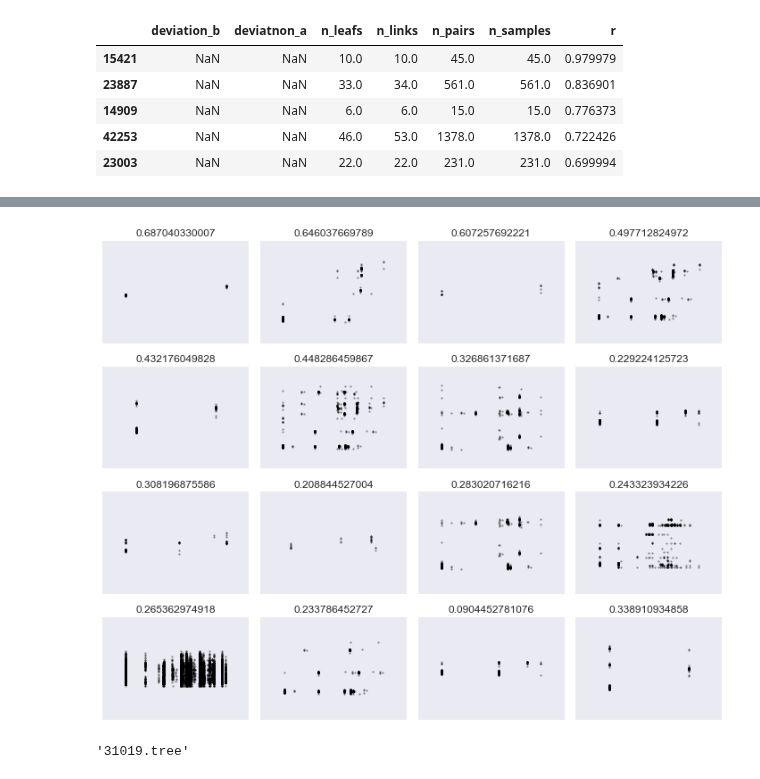
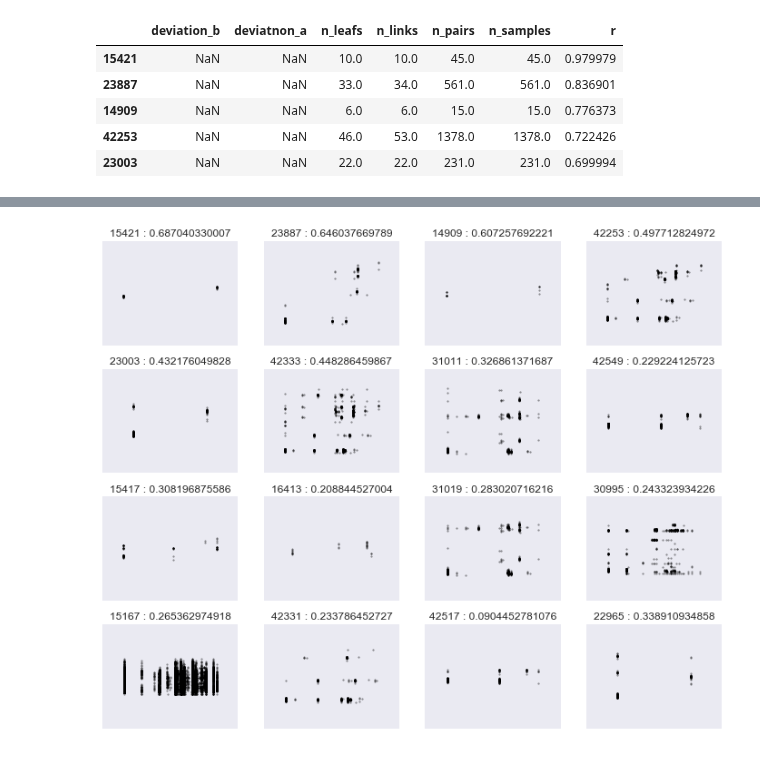
Before and after one commit to ryneches/SuchTree, a Jupyter notebook: example_2.ipynb, the cells around one changed output, grey strips where cells are left out. Cells and saved outputs as stored; diff of their text form; code cells hidden in the pictures.

Commit message:
SuchLinkedTrees notebook lookin' pretty good

```diff
--- a/example_2.ipynb
+++ b/example_2.ipynb
@@ -306,27 +306,28 @@ seaborn.jointplot( 'n_links', 'kendall_tau', data=CC )
 # %%
 figure(figsize=(10,8))
 
 for n,(node_id,row) in enumerate( CC.iterrows() ) :
     data = dict(row)
     subplot(4,4,n+1)
     SLT.subset_b( node_id )
     result = SLT.linked_distances()
     scatter( result['TreeA'], result['TreeB'], marker='o', s=3, c='black', alpha=0.4 )
     xticks([])
     yticks([])
     xlim((-0.1,max( result['TreeA'] )+0.1))
     ylim((-0.1,max( result['TreeB'] )+0.1))
-    title( data['kendall_tau'] )
+    title( str(node_id) + ' : ' + str(data['kendall_tau']) )
+    if n == 15 : break
 
 tight_layout()
 # %% [output]
-[figure, old version]
+[figure, new version]
 # %%
 from skbio import TreeNode
 
 skt = TreeNode.read('http://edhar.genomecenter.ucdavis.edu/~russell/fishpoo/fishpoo2_p200_c2_unique_2_clustalo_fasttree.tree', convert_underscores=False)
 # %%
-cladeid = 31019
+cladeid = 42333
 SLT.subset_b(cladeid)
 
 sfeal = dict( zip(SLT.TreeB.leafs.values(), SLT.TreeB.leafs.keys() ) )
@@ -335,8 +336,10 @@ clade_leafs = map( lambda x : sfeal[x], SLT.subset_b_leafs )
 clade = skt.shear( clade_leafs )
 clade.children[0].length = 0
 clade.write( str(cladeid) + '.tree' )
+
+with open( str(cladeid) + '.tree' ) as f1 :
+    with open( str(cladeid) + '_noquote.tree', 'w' ) as f2 :
+        f2.write( f1.read().replace('\'','') )
-# %% [output]
-'31019.tree'
 # %%
 from ete2 import Tree, TreeStyle, NodeStyle, TextFace
 from numpy import linspace
```
Also changed, not shown: parts of 22 cells of this notebook.
